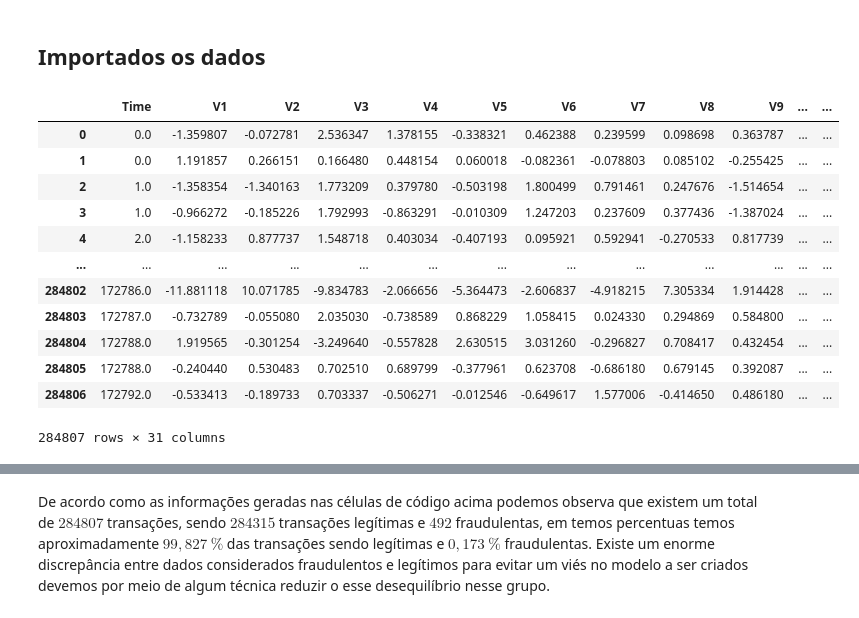
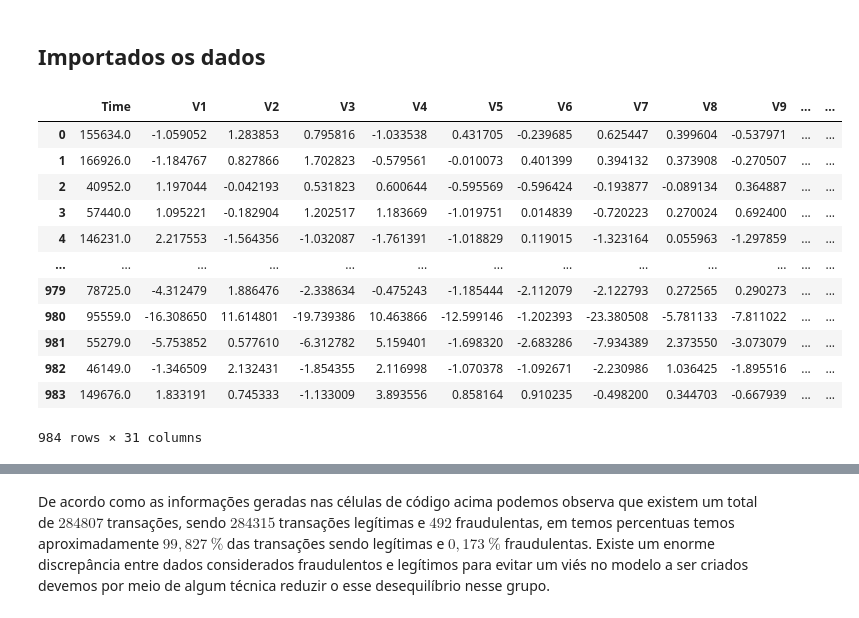
Before and after one commit to Mickael03/Data_Science_Projects, a Jupyter notebook: Credit_Card_Fraud_Detection.ipynb, the cells around one changed output, grey strips where cells are left out. Cells and saved outputs as stored; diff of their text form; code cells hidden in the pictures.

```diff
--- a/Credit_Card_Fraud_Detection.ipynb
+++ b/Credit_Card_Fraud_Detection.ipynb
@@ -16,27 +16,27 @@ Versão do numpy: 2.1.2
 Versão do pandas: 2.2.3
 # %% [markdown]
 ## Importados os dados
-# %%
-#Caminho dos dados
-push = "C:\\Users\\Mickael\\OneDrive\\Projects\\Dados\\creditcard.csv"
-
-#DataFrame pandas
-dados = pd.read_csv(push)
-dados
-# %% [output]
-|  | Time | V1 | V2 | V3 | V4 | V5 | V6 | V7 | V8 | V9 | ... | ... |
-| 0 | 0.0 | -1.359807 | -0.072781 | 2.536347 | 1.378155 | -0.338321 | 0.462388 | 0.239599 | 0.098698 | 0.363787 | ... | ... |
-| 1 | 0.0 | 1.191857 | 0.266151 | 0.166480 | 0.448154 | 0.060018 | -0.082361 | -0.078803 | 0.085102 | -0.255425 | ... | ... |
-| 2 | 1.0 | -1.358354 | -1.340163 | 1.773209 | 0.379780 | -0.503198 | 1.800499 | 0.791461 | 0.247676 | -1.514654 | ... | ... |
-| 3 | 1.0 | -0.966272 | -0.185226 | 1.792993 | -0.863291 | -0.010309 | 1.247203 | 0.237609 | 0.377436 | -1.387024 | ... | ... |
-| 4 | 2.0 | -1.158233 | 0.877737 | 1.548718 | 0.403034 | -0.407193 | 0.095921 | 0.592941 | -0.270533 | 0.817739 | ... | ... |
-| ... | ... | ... | ... | ... | ... | ... | ... | ... | ... | ... | ... | ... |
-| 284802 | 172786.0 | -11.881118 | 10.071785 | -9.834783 | -2.066656 | -5.364473 | -2.606837 | -4.918215 | 7.305334 | 1.914428 | ... | ... |
-| 284803 | 172787.0 | -0.732789 | -0.055080 | 2.035030 | -0.738589 | 0.868229 | 1.058415 | 0.024330 | 0.294869 | 0.584800 | ... | ... |
-| 284804 | 172788.0 | 1.919565 | -0.301254 | -3.249640 | -0.557828 | 2.630515 | 3.031260 | -0.296827 | 0.708417 | 0.432454 | ... | ... |
-| 284805 | 172788.0 | -0.240440 | 0.530483 | 0.702510 | 0.689799 | -0.377961 | 0.623708 | -0.686180 | 0.679145 | 0.392087 | ... | ... |
-| 284806 | 172792.0 | -0.533413 | -0.189733 | 0.703337 | -0.506271 | -0.012546 | -0.649617 | 1.577006 | -0.414650 | 0.486180 | ... | ... |
-284807 rows × 31 columns
+# %%
+#Caminho dos dados
+push = "E:\\Credit_Card_Fraud_Detection\\dados_reduzidos.csv"
+
+#DataFrame pandas
+dados = pd.read_csv(push)
+dados
+# %% [output]
+|  | Time | V1 | V2 | V3 | V4 | V5 | V6 | V7 | V8 | V9 | ... | ... |
+| 0 | 155634.0 | -1.059052 | 1.283853 | 0.795816 | -1.033538 | 0.431705 | -0.239685 | 0.625447 | 0.399604 | -0.537971 | ... | ... |
+| 1 | 166926.0 | -1.184767 | 0.827866 | 1.702823 | -0.579561 | -0.010073 | 0.401399 | 0.394132 | 0.373908 | -0.270507 | ... | ... |
+| 2 | 40952.0 | 1.197044 | -0.042193 | 0.531823 | 0.600644 | -0.595569 | -0.596424 | -0.193877 | -0.089134 | 0.364887 | ... | ... |
+| 3 | 57440.0 | 1.095221 | -0.182904 | 1.202517 | 1.183669 | -1.019751 | 0.014839 | -0.720223 | 0.270024 | 0.692400 | ... | ... |
+| 4 | 146231.0 | 2.217553 | -1.564356 | -1.032087 | -1.761391 | -1.018829 | 0.119015 | -1.323164 | 0.055963 | -1.297859 | ... | ... |
+| ... | ... | ... | ... | ... | ... | ... | ... | ... | ... | ... | ... | ... |
+| 979 | 78725.0 | -4.312479 | 1.886476 | -2.338634 | -0.475243 | -1.185444 | -2.112079 | -2.122793 | 0.272565 | 0.290273 | ... | ... |
+| 980 | 95559.0 | -16.308650 | 11.614801 | -19.739386 | 10.463866 | -12.599146 | -1.202393 | -23.380508 | -5.781133 | -7.811022 | ... | ... |
+| 981 | 55279.0 | -5.753852 | 0.577610 | -6.312782 | 5.159401 | -1.698320 | -2.683286 | -7.934389 | 2.373550 | -3.073079 | ... | ... |
+| 982 | 46149.0 | -1.346509 | 2.132431 | -1.854355 | 2.116998 | -1.070378 | -1.092671 | -2.230986 | 1.036425 | -1.895516 | ... | ... |
+| 983 | 149676.0 | 1.833191 | 0.745333 | -1.133009 | 3.893556 | 0.858164 | 0.910235 | -0.498200 | 0.344703 | -0.667939 | ... | ... |
+984 rows × 31 columns
 # %%
 # Tamanho da base de dados
 print(f'Número de linhas: {dados.shape[0]}')
```
Also changed, not shown: parts of 45 cells of this notebook.
